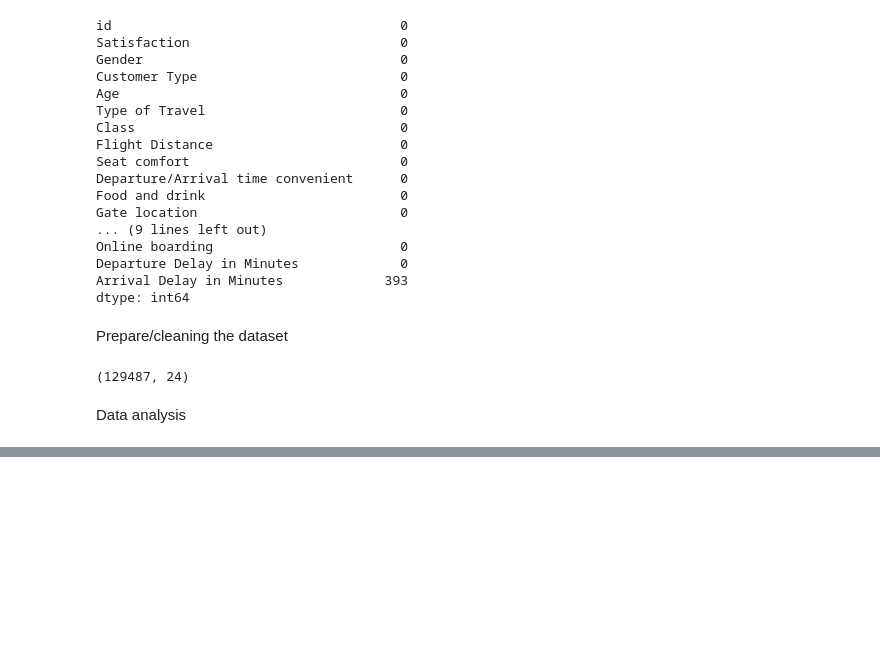
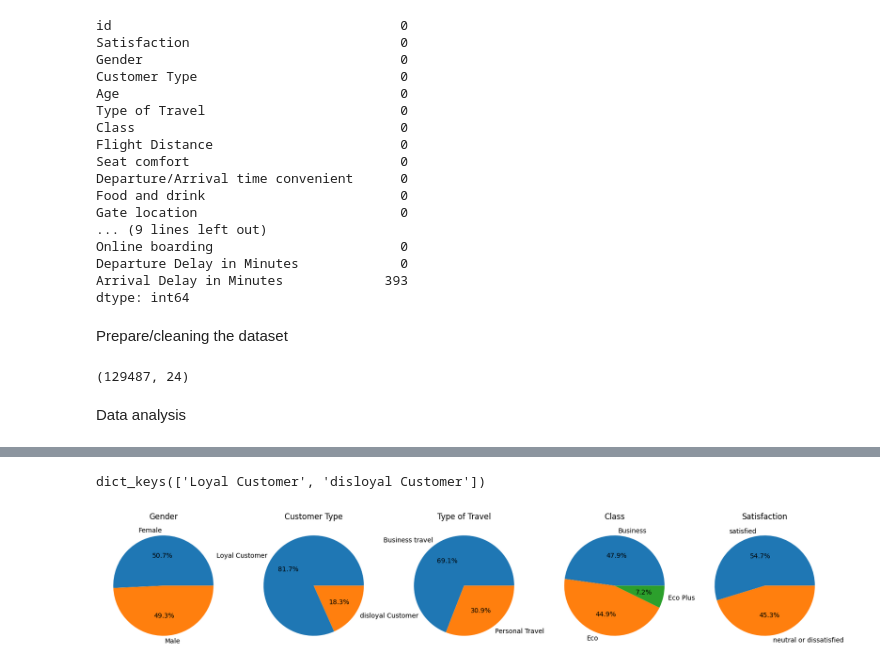
Before and after one commit to FengfengZ93/Classification_Sentiment-Analysis, a Jupyter notebook: classification_sentiment analysis.ipynb, the cells around one changed output, grey strips where cells are left out. Saved outputs shown, nothing was run; the diff lists cells and outputs as text; code cells hidden in the pictures; blank space fills up the shorter version.

```diff
--- a/classification_sentiment analysis.ipynb
+++ b/classification_sentiment analysis.ipynb
@@ -86,0 +97,5 @@ Data analysis
+# %%
+df.groupby('Class').groups.keys()
+df.groupby('Customer Type').groups.keys()
+# %% [output]
+dict_keys(['Loyal Customer', 'disloyal Customer'])
@@ -86,0 +106,32 @@ Data analysis
+# %%
+columns = ['Class', 'Customer Type', 'Gender', 'Satisfaction']
+# Create a list of Pie traces for each column
+traces = []
+for column in columns:
+    grouped = df.groupby(column)[column].count()
+    traces.append(go.Pie(values=grouped.values, labels=grouped.index, name=column))
+
+# Create subplots with the Pie traces
+fig = sp.make_subplots(rows=1, cols=len(columns), specs=[[{'type':'domain'}]*len(columns)])
+for i, trace in enumerate(traces):
+    fig.add_trace(trace, 1, i+1)
+
+fig.update_layout(title='Pie Charts')
+fig.show()
+# %%
+cols = ['Gender', 'Customer Type', 'Type of Travel', 'Class', 'Satisfaction']
+
+# Create subplots for each column
+fig, axs = plt.subplots(1, len(cols), figsize=(20, 8))
+
+for i, col in enumerate(cols):
+
+    # Get value counts for column
+    df_counts = df[col].value_counts()
+
+    axs[i].pie(df_counts, labels=df_counts.index, autopct='%1.1f%%')
+    axs[i].set_title(col)
+
+plt.show()
+# %% [output]
+[figure, added]
```
Also changed, not shown: parts of 8 cells of this notebook, 1 other file.
